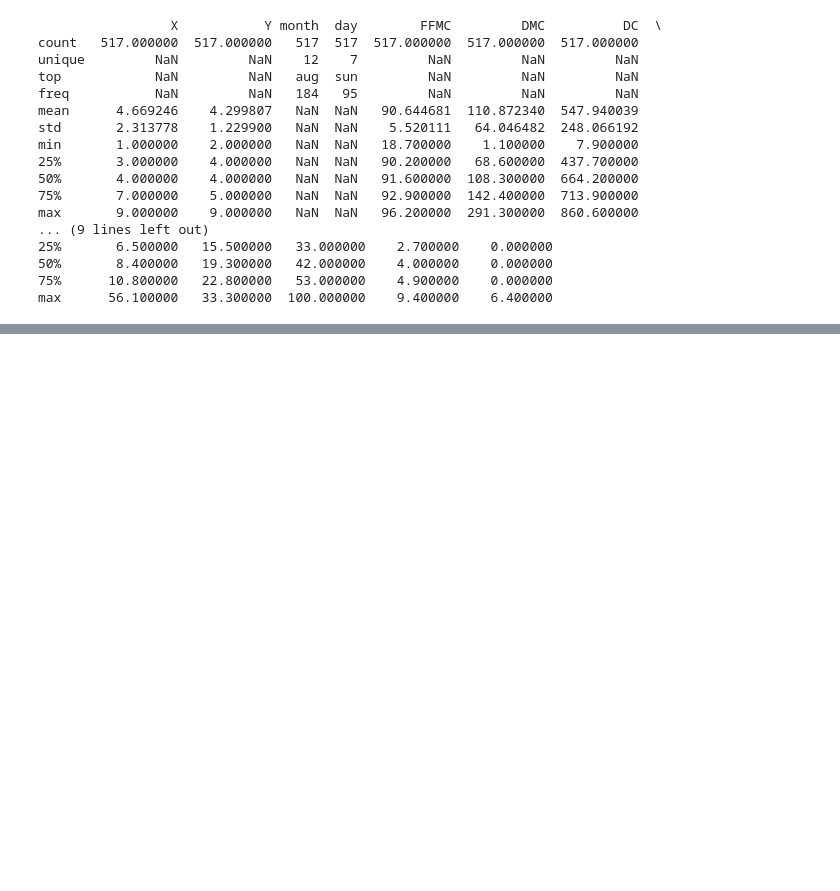
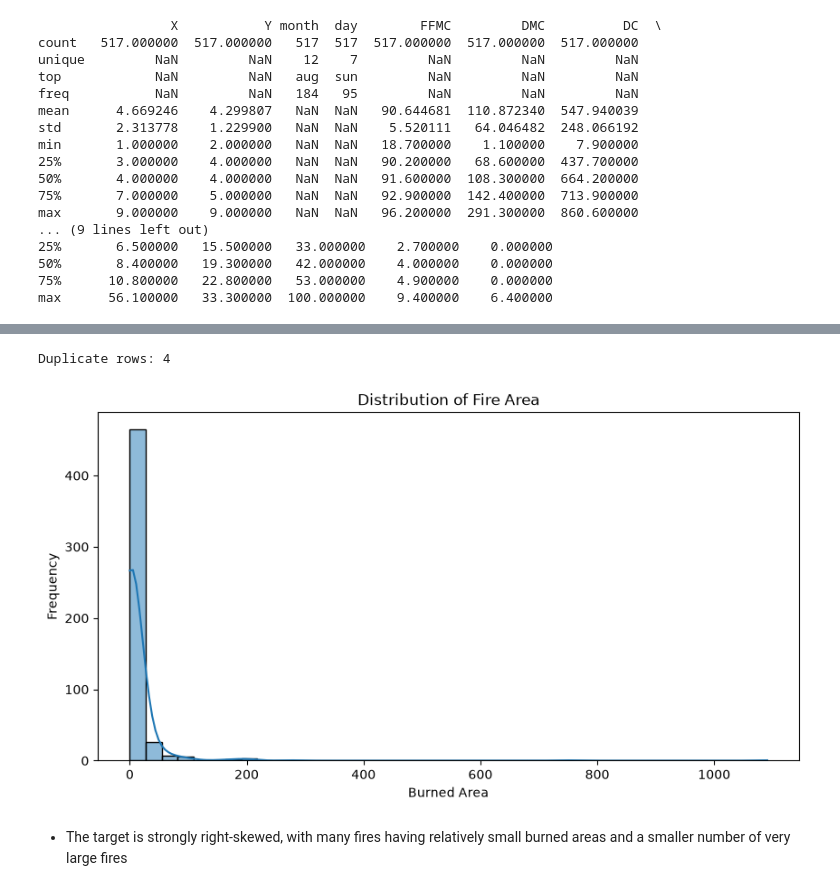
Before and after one commit to donjuel003/Forest-Fires, a Jupyter notebook: Forest Fires Prevention.ipynb, the cells around one changed output, grey strips where cells are left out. Drawn from its saved outputs; the diff is of its cells as text; code cells hidden in the pictures; blank space fills up the shorter version.

```diff
--- a/Forest Fires Prevention.ipynb
+++ b/Forest Fires Prevention.ipynb
@@ -146,0 +153,4 @@ max    1090.840000
+# %%
+df = pd.concat([X, y], axis=1)
+
+df.head()
@@ -146,0 +220,20 @@ max    1090.840000
+# %%
+print("Duplicate rows:", df.duplicated().sum())
+# %% [output]
+Duplicate rows: 4
+# %%
+df.drop_duplicates(inplace=True)
+# %%
+# Check the distribution of the target variable 'area', representing the burned area of the forest fire.
+plt.figure(figsize=(10, 5))
+
+sns.histplot(df["area"], bins=40, kde=True)
+
+plt.title("Distribution of Fire Area")
+plt.xlabel("Burned Area")
+plt.ylabel("Frequency")
+plt.show()
+# %% [output]
+[figure, added]
+# %% [markdown]
+- The target is strongly right-skewed, with many fires having relatively small burned areas and a smaller number of very large fires
```
Also changed, not shown: parts of 20 cells of this notebook.
